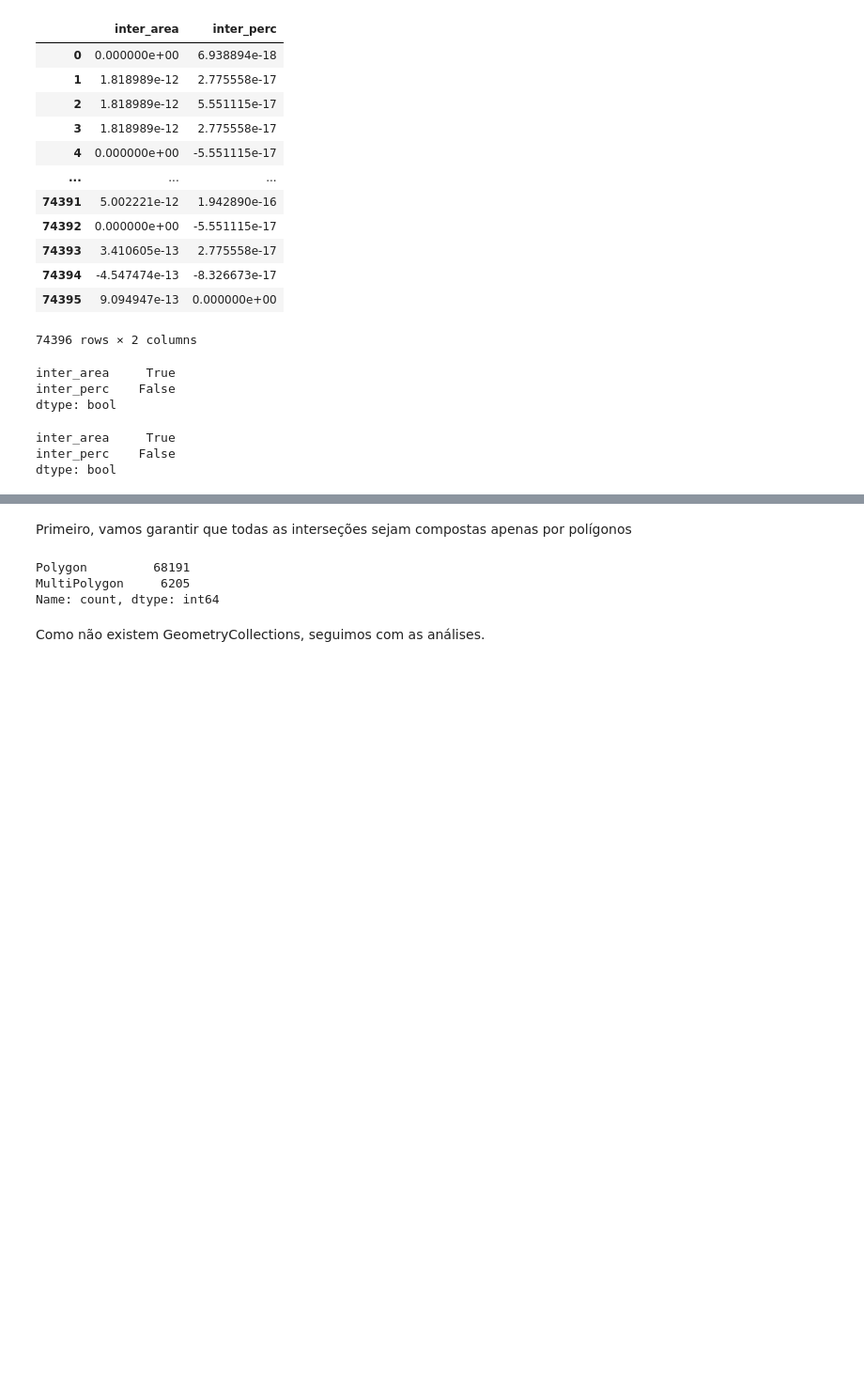
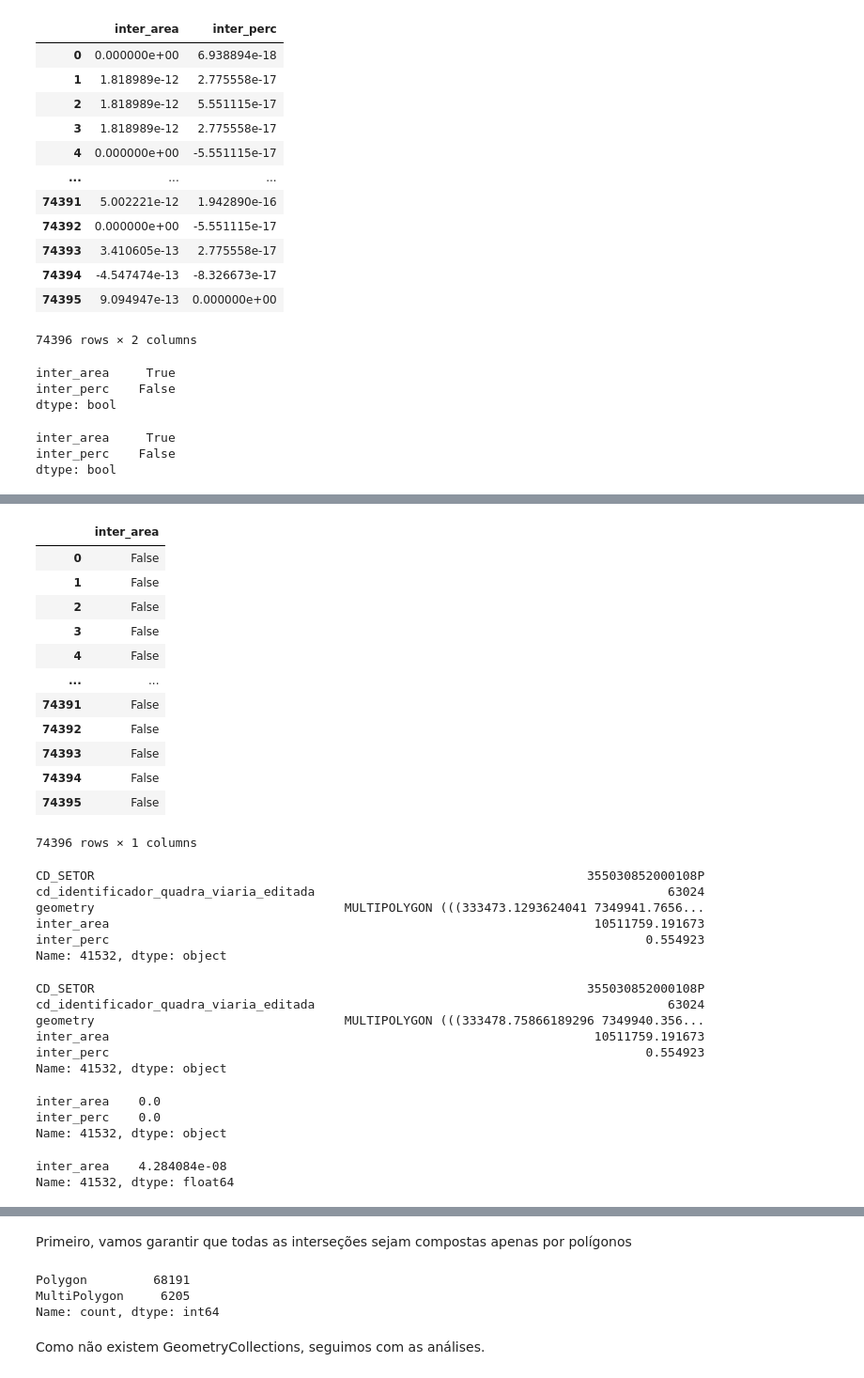
Before and after one commit to sepep-pmsp/compatibilizacao-setores-censitarios, a Jupyter notebook: 11 Quadras viárias como base geométrica.ipynb, the cells around one changed output, grey strips where cells are left out. Shown at 94% size. Drawn from its saved outputs; the diff is of its cells as text; code cells hidden in the pictures; blank space fills up the shorter version.

```diff
--- a/11 Quadras viárias como base geométrica.ipynb
+++ b/11 Quadras viárias como base geométrica.ipynb
@@ -492,3 +489,12 @@ dtype: bool
 inter_area     True
 inter_perc    False
 dtype: bool
+# %%
+sim_22_overlay_2 = __overlay_similarity(
+                            setores22_debuff,
+                            quadras_viarias,
+                            'CD_SETOR',
+                            'cd_identificador_quadra_viaria_editada',
+                            min_intersection_radius=0
+)
+sim_22_overlay_2
@@ -494,0 +515,45 @@ dtype: bool
+# %%
+(abs(sim_22_overlay_2[['inter_area']].reset_index(drop=True) - sim_22_overlay[['inter_area']]) > 1e-8)
+# %% [output]
+|  | inter_area |
+| 0 | False |
+| 1 | False |
+| 2 | False |
+| 3 | False |
+| 4 | False |
+| ... | ... |
+| 74391 | False |
+| 74392 | False |
+| 74393 | False |
+| 74394 | False |
+| 74395 | False |
+74396 rows × 1 columns
+# %%
+sim_22_overlay_2.loc[41532]
+# %% [output]
+CD_SETOR                                                                   355030852000108P
+cd_identificador_quadra_viaria_editada                                                63024
+geometry                                  MULTIPOLYGON (((333473.1293624041 7349941.7656...
+inter_area                                                                  10511759.191673
+inter_perc                                                                         0.554923
+Name: 41532, dtype: object
+# %%
+sim_22_overlay.loc[41532]
+# %% [output]
+CD_SETOR                                                                   355030852000108P
+cd_identificador_quadra_viaria_editada                                                63024
+geometry                                  MULTIPOLYGON (((333478.75866189296 7349940.356...
+inter_area                                                                  10511759.191673
+inter_perc                                                                         0.554923
+Name: 41532, dtype: object
+# %%
+sim_22_overlay_2.loc[41532,:].iloc[3:] - sim_22_overlay.loc[41532,:].iloc[3:]
+# %% [output]
+inter_area    0.0
+inter_perc    0.0
+Name: 41532, dtype: object
+# %%
+(abs(sim_22_overlay_2[['inter_area']].reset_index(drop=True) - sim_22_overlay[['inter_area']])).loc[41532]
+# %% [output]
+inter_area    4.284084e-08
+Name: 41532, dtype: float64
```
Also changed, not shown: parts of 13 cells of this notebook, 1 other file.
